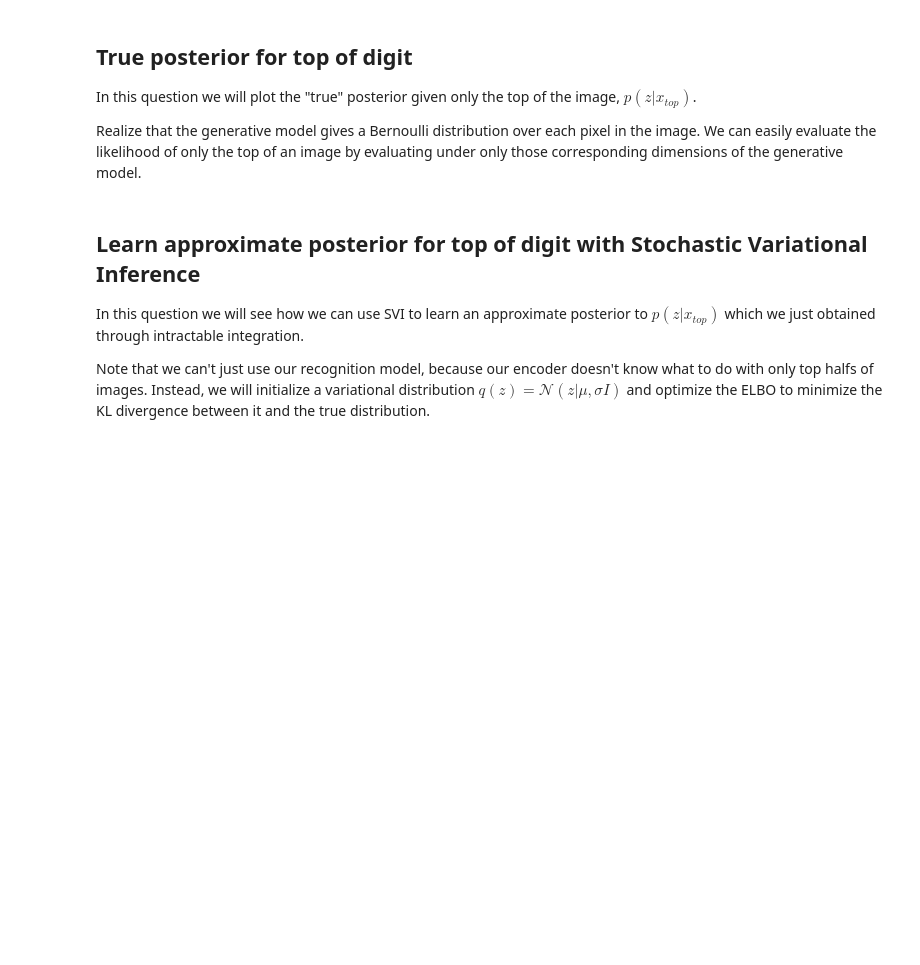
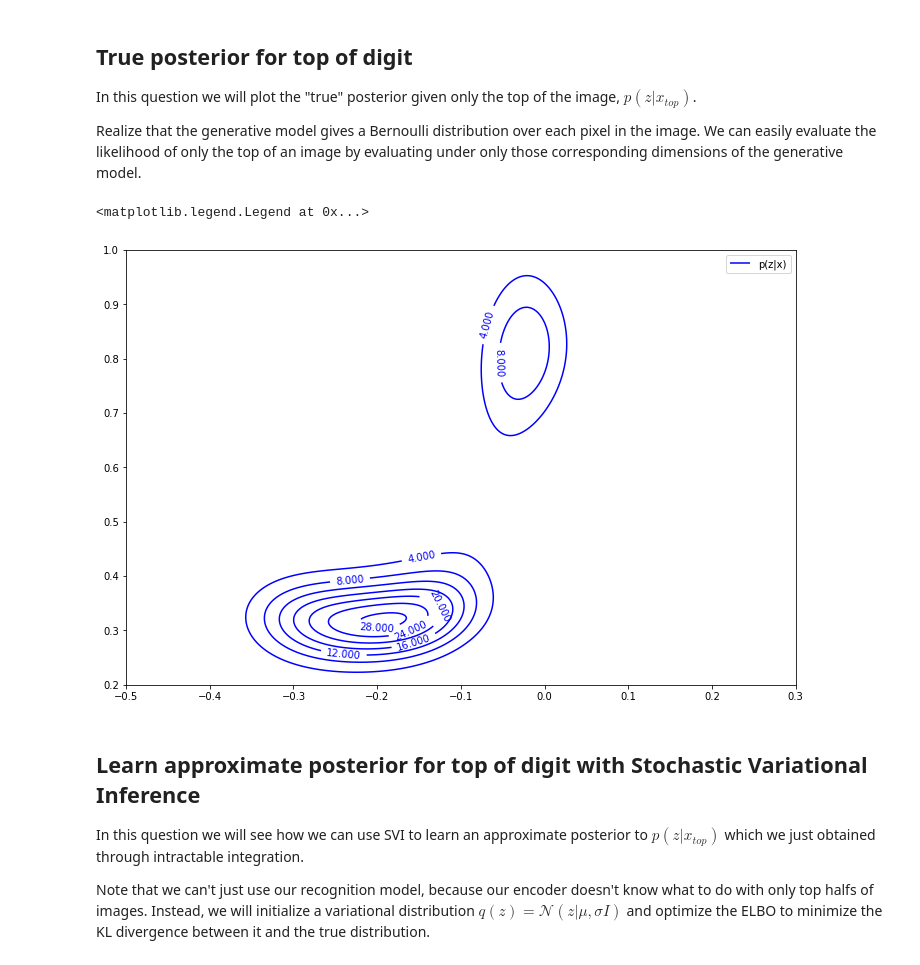
Before and after one commit to EricElmoznino/csc412-a3, a Jupyter notebook: assignment3.ipynb, the cells around one changed output. Cells and saved outputs as stored; diff of their text form; code cells hidden in the pictures; blank space fills up the shorter version.

```diff
--- a/assignment3.ipynb
+++ b/assignment3.ipynb
@@ -489,7 +473,7 @@ Here we will plot the true posterior by evaluating $\log p(x|z)+\log p(z)$ on an
 Then we will compare the true posterior to the approximate posterior given by the recognition model $q(z|x)$. Does the recognition model produce a good approximate posterior to the intractable true posterior?
 # %%
 # Sample an element x from the dataset to plot posteriors for
-x = train_set[0].unsqueeze(dim=0)
+x = train_set[:1]
 
 # Define a grid of equally spaced points in z
 # The grid needs to be fine enough that the plot is nice
@@ -540,5 +524,4 @@ ax.clabel(contour_q, inline=1, fontsize=10)
 hq, _ = contour_q.legend_elements()
 hp, _ = contour_p.legend_elements()
 ax.legend([hp[0], hq[0]], ['p(z|x)', 'q(z|x)'])
-plt.show()
 # %% [output]
@@ -552,20 +536,52 @@ Realize that the generative model gives a Bernoulli distribution over each pixel
 # %%
 # Function which returns only the top half of a 28x28 array
 # This will be useful for plotting, as well as selecting correct bernoulli params
+def top_half(x):
+    return x[:, :392]
 
 # log_p(x_top | z) (hint: select top half of 28x28 bernoulli param array)
+def log_p_xtopgivenz(x_top, z):
+    with torch.no_grad():
+        theta = decoder(z)
+    return logpdf_bernoulli(x_top, top_half(theta))
 
 # Sample an element from the data set and take only its top half: x_top
+x_top = top_half(train_set[:1])
 
 # Define a grid of equally spaced points in z
+delta_z = 0.0025
+steps = int(0.8/delta_z)+1
+z_grid_x = torch.linspace(-0.5, 0.3, steps=steps)
+z_grid_y = torch.linspace(0.2, 1.0, steps=steps)
+z_grid = torch.meshgrid([z_grid_x, z_grid_y])
+z_grid = torch.stack(z_grid)
+z_grid = z_grid.view(2, -1).transpose(1, 0).contiguous()
 
 # Evaluate log_p(x_top | z) + log_p(z) for every z on grid
+def logf(z):
+    return log_p_xtopgivenz(x_top, z) + log_p_z(z)
 
 # Numerically integrate to get log_p(x_top)
+log_p_xtop = log_integral(z_grid, delta_z, logf)
 
 # Normalize to produce grid of log_p(z|x_top)
+log_p_zgivenxtop = logf(z_grid) - log_p_xtop
 
 # Plot the contours of p(z|x_top)
+p_zgivenxtop = torch.exp(log_p_zgivenxtop)
+p_zgivenxtop = p_zgivenxtop.view(steps, steps).numpy()
+f, ax = plt.subplots()
+f.set_size_inches(12, 8)
+z = z_grid.numpy()
+xs = z[:, 0].reshape(steps, steps)
+ys = z[:, 1].reshape(steps, steps)
+contour_p = ax.contour(xs, ys, p_zgivenxtop, colors='blue')
+ax.clabel(contour_p, inline=1, fontsize=10)
+hp, _ = contour_p.legend_elements()
+ax.legend([hp[0]], ['p(z|x)'])
+# %% [output]
+<matplotlib.legend.Legend at 0x...>
+[figure, added]
 # %% [markdown]
 ## Learn approximate posterior for top of digit with Stochastic Variational Inference
 
```
Also changed, not shown: parts of 12 cells of this notebook.
